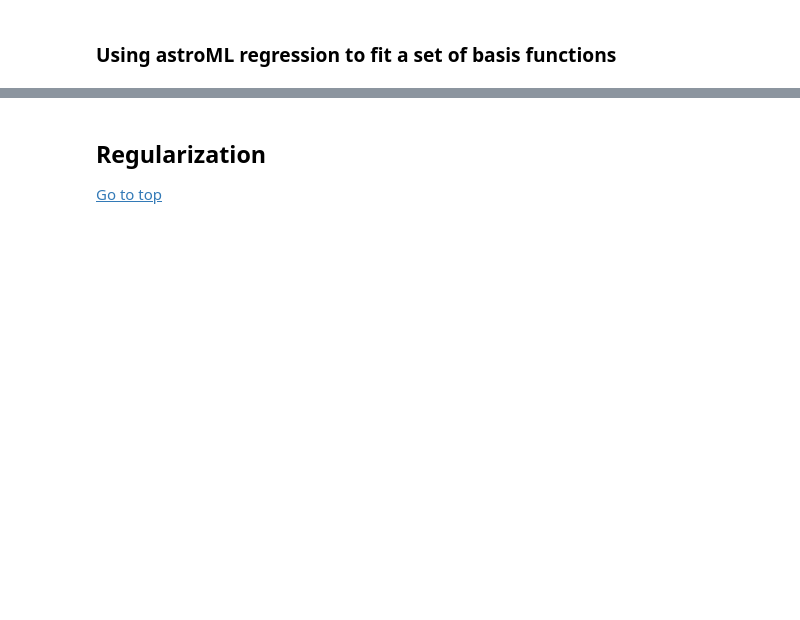
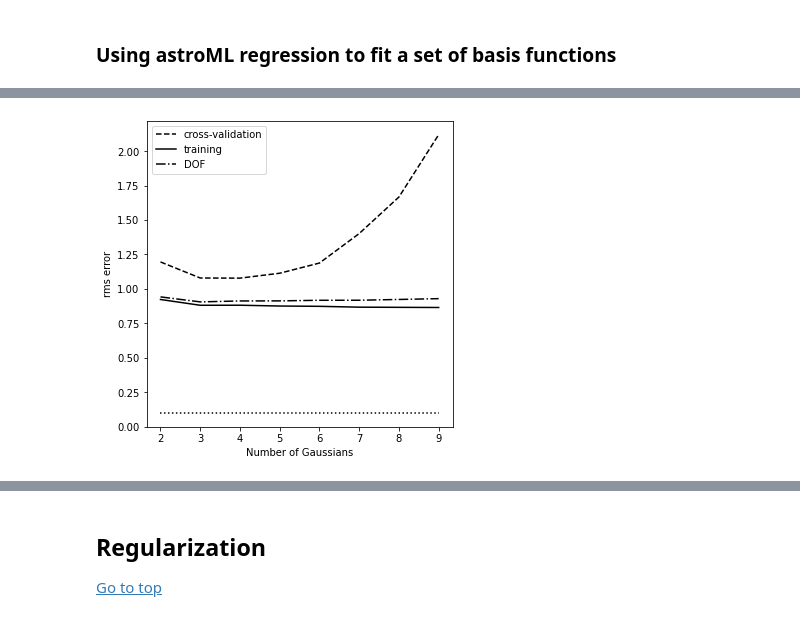
Before and after one commit to uw-astro/astr-598a-spr24, a Jupyter notebook: lectures/Lecture3-regression-regularize.ipynb, the cells around one changed output, grey strips where cells are left out. Drawn from its saved outputs; the diff is of its cells as text; code cells hidden in the pictures; blank space fills up the shorter version.

```diff
--- a/lectures/Lecture3-regression-regularize.ipynb
+++ b/lectures/Lecture3-regression-regularize.ipynb
@@ -243,0 +142,45 @@ for i in range(nGaussian):
+# %%
+# Plot the results
+fig = plt.figure(figsize=(5, 5))
+fig.subplots_adjust(left=0.1, right=0.95,
+                    bottom=0.1, top=0.95,
+                    hspace=0.05, wspace=0.05)
+ax = fig.add_subplot(111)
+
+step = 1
+nGaussians = np.arange(2, 10, step)
+training_err = np.zeros(nGaussians.shape)
+crossval_err = np.zeros(nGaussians.shape)
+DOF_err = np.zeros(nGaussians.shape)
+
+for i,j in enumerate(nGaussians):
+    # fit the data
+    basis_mu = np.linspace(0, 2, j)[:, None]
+    basis_sigma = 3 * (basis_mu[1] - basis_mu[0])
+    clf = BasisFunctionRegression('gaussian', mu=basis_mu, sigma=basis_sigma)
+    n_constraints = len(basis_mu) + 1
+
+    clf.fit(z_train[:, None], mu_train[:,0], mu_train[:,1])
+
+    mu_train_fit = clf.predict(z_train[:, None])
+    training_err[i] = np.sqrt(np.sum(((mu_train_fit - mu_train[:,0])) ** 2) / len(mu_train[:,0]))
+    DOF_err[i] = np.sqrt(np.sum(((mu_train_fit - mu_train[:,0])) ** 2) / (len(mu_train[:,0]) - n_constraints))
+
+    mu_test_fit = clf.predict(z_test[:, None])
+    crossval_err[i] = np.sqrt(np.sum(((mu_test_fit - mu_test[:,0]))**2) / len(mu_test[:,0]))
+
+
+ax.plot(nGaussians, crossval_err, '--k', label='cross-validation')
+ax.plot(nGaussians, training_err, '-k', label='training')
+ax.plot(nGaussians, DOF_err, '-.k', label='DOF')
+
+
+ax.plot(nGaussians, 0.1 * np.ones(nGaussians.shape), ':k')
+
+ax.set_xlabel('Number of Gaussians')
+ax.set_ylabel('rms error')
+ax.legend(loc=2)
+
+plt.show()
+# %% [output]
+[figure, added]
```
Also changed, not shown: parts of 26 cells of this notebook, 3 other files.
